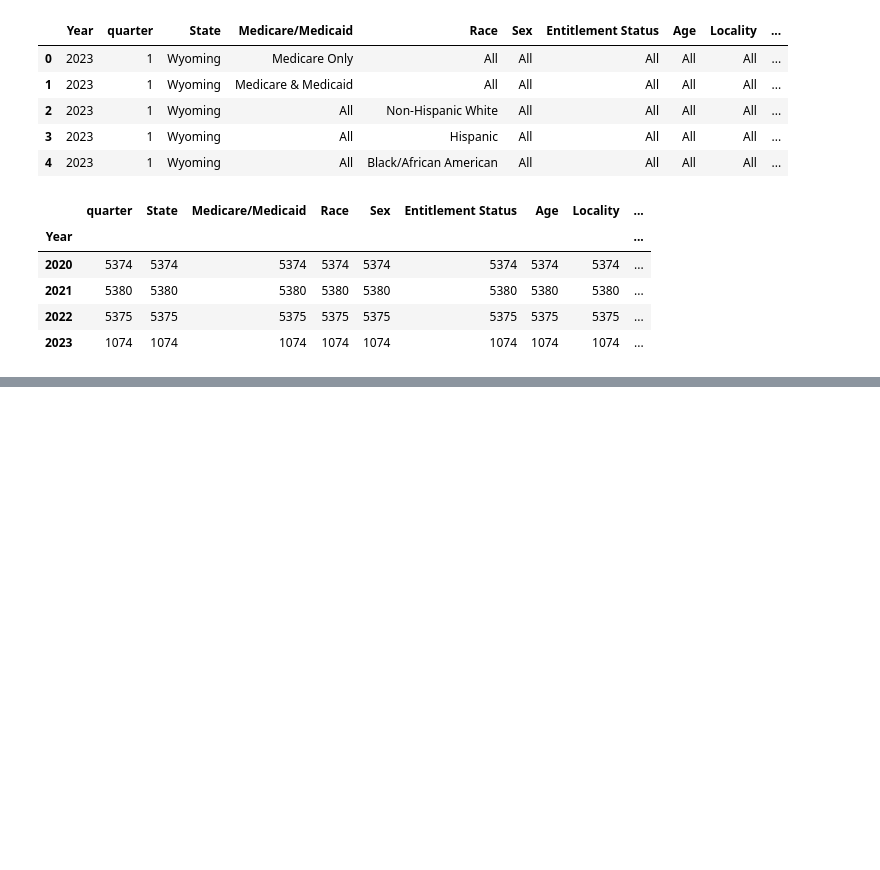
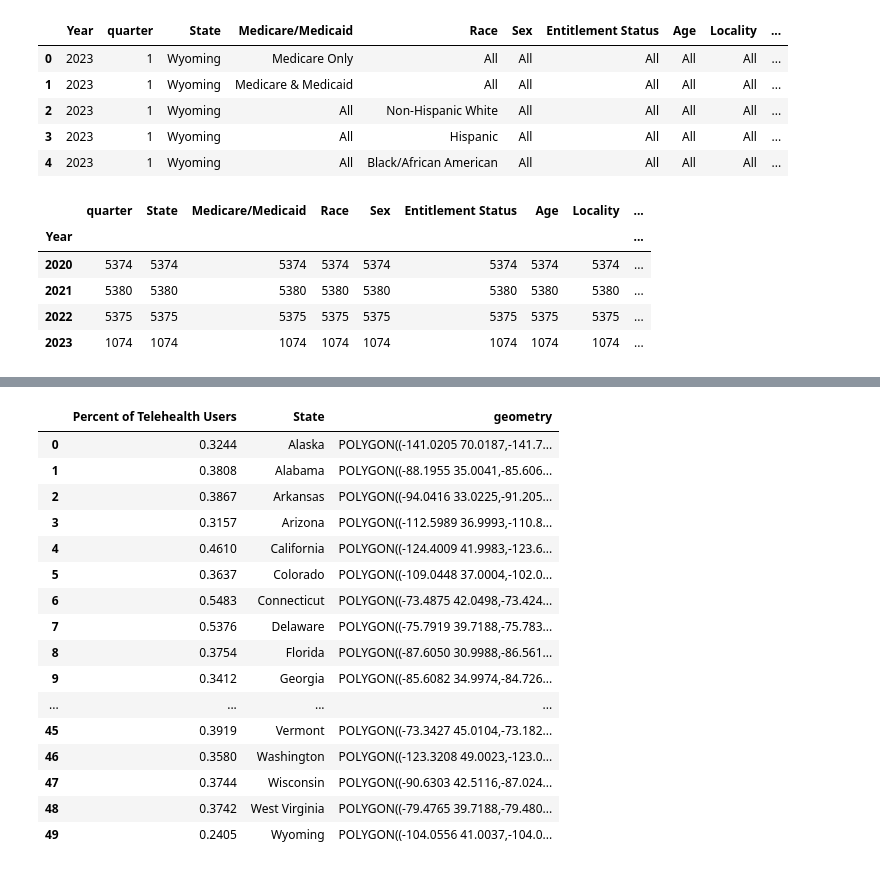
Before and after one commit to ID216135/Project-1, a Jupyter notebook: Medicare_Analysis_States.ipynb, the cells around one changed output, grey strips where cells are left out. Saved outputs shown, nothing was run; the diff lists cells and outputs as text; code cells hidden in the pictures; blank space fills up the shorter version.

```diff
--- a/Medicare_Analysis_States.ipynb
+++ b/Medicare_Analysis_States.ipynb
@@ -74,0 +75,34 @@ states_range = states_max - states_min
+# %%
+states_polygons = open("Data/wkt_all_states.txt",'r').read().split('\n')
+state_names = []
+state_gons = []
+for x in range(0,len(states_polygons)):
+    if x % 3 == 1:
+        state_names.append(states_polygons[x])
+    if x % 3 == 2:
+        state_gons.append(states_polygons[x])
+range_df = pd.DataFrame(states_range).reset_index()
+polygons_df = pd.DataFrame(state_gons,state_names).reset_index().rename(columns={"index":"State"}).sort_values(by= "State")
+range_matched = range_df.loc[(range_df["State"]!="District Of Columbia") & (range_df["State"]!="Puerto Rico")& (range_df["State"]!="Virgin Islands")& (range_df["State"]!="Territories")].sort_values(by="State").reset_index(drop=True)
+range_matched.drop(["State"],axis=1,inplace=True)
+combined_states = pd.concat([range_matched,polygons_df],join='outer',axis=1)
+combined_states.rename(columns={0:"geometry"},inplace=True)
+combined_states
+# %% [output]
+|  | Percent of Telehealth Users | State | geometry |
+| 0 | 0.3244 | Alaska | POLYGON((-141.0205 70.0187,-141.7... |
+| 1 | 0.3808 | Alabama | POLYGON((-88.1955 35.0041,-85.606... |
+| 2 | 0.3867 | Arkansas | POLYGON((-94.0416 33.0225,-91.205... |
+| 3 | 0.3157 | Arizona | POLYGON((-112.5989 36.9993,-110.8... |
+| 4 | 0.4610 | California | POLYGON((-124.4009 41.9983,-123.6... |
+| 5 | 0.3637 | Colorado | POLYGON((-109.0448 37.0004,-102.0... |
+| 6 | 0.5483 | Connecticut | POLYGON((-73.4875 42.0498,-73.424... |
+| 7 | 0.5376 | Delaware | POLYGON((-75.7919 39.7188,-75.783... |
+| 8 | 0.3754 | Florida | POLYGON((-87.6050 30.9988,-86.561... |
+| 9 | 0.3412 | Georgia | POLYGON((-85.6082 34.9974,-84.726... |
+| ... | ... | ... | ... |
+| 45 | 0.3919 | Vermont | POLYGON((-73.3427 45.0104,-73.182... |
+| 46 | 0.3580 | Washington | POLYGON((-123.3208 49.0023,-123.0... |
+| 47 | 0.3744 | Wisconsin | POLYGON((-90.6303 42.5116,-87.024... |
+| 48 | 0.3742 | West Virginia | POLYGON((-79.4765 39.7188,-79.480... |
+| 49 | 0.2405 | Wyoming | POLYGON((-104.0556 41.0037,-104.0... |
```
Also changed, not shown: parts of 5 cells of this notebook.
